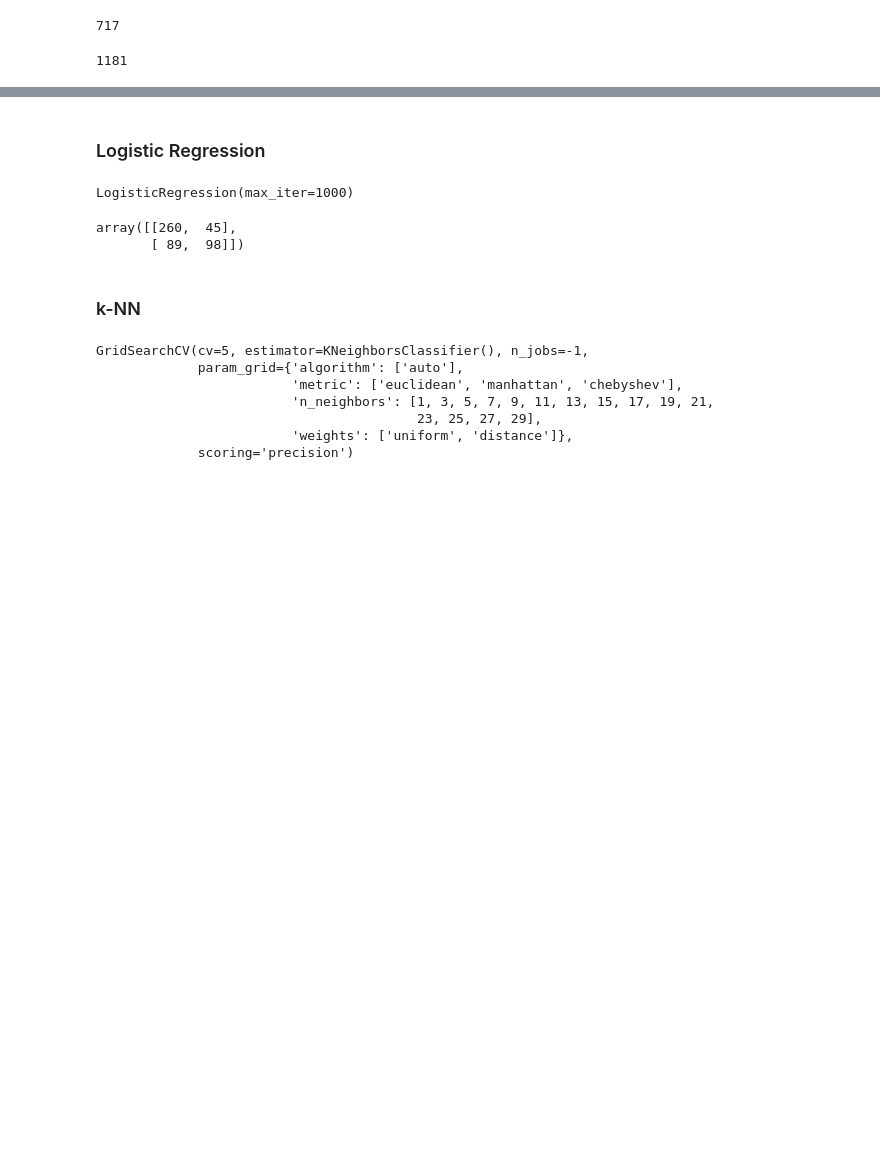
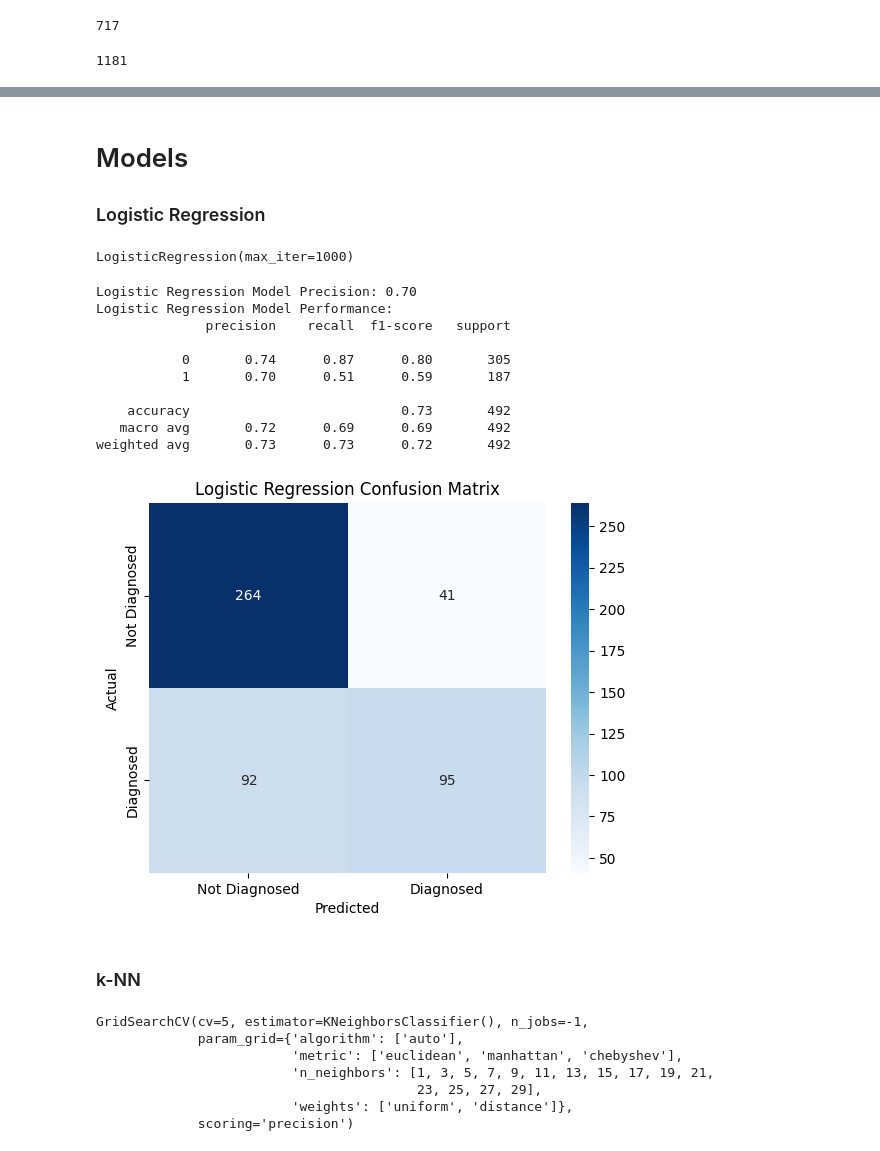
Before and after one commit to naomidb/dsc-capstone-proj2, a Jupyter notebook: DS_Capstone_Notebook_proj2.ipynb, the cells around one changed output, grey strips where cells are left out. Cells and saved outputs as stored; diff of their text form; code cells hidden in the pictures; blank space fills up the shorter version.

```diff
--- a/DS_Capstone_Notebook_proj2.ipynb
+++ b/DS_Capstone_Notebook_proj2.ipynb
@@ -122,26 +124,49 @@ scaler = StandardScaler()
 X_train_scaled = pd.DataFrame(scaler.fit_transform(X_train), columns=X_train.columns)
 X_test_scaled = pd.DataFrame(scaler.fit_transform(X_test), columns=X_test.columns)
 # %% [markdown]
+# Models
+
 ### Logistic Regression
 # %%
 # Instantiate the logistic regression model
 lr_model = LogisticRegression(max_iter=1000)
 
 # Train the model on the training set
-lr_model.fit(X_train_scaled, y_train)
+lr_model.fit(X_train, y_train)
 # %% [output]
 LogisticRegression(max_iter=1000)
 # %%
 # Predict probabilities and classes
-lr_y_pred_proba = lr_model.predict_proba(X_test_scaled)[:, 1]
-lr_y_pred = lr_model.predict(X_test_scaled)
+lr_y_pred_proba = lr_model.predict_proba(X_test)[:, 1]
+lr_y_pred = lr_model.predict(X_test)
 # %%
-# Confusion matrix
-lr_cm = confusion_matrix(y_test, lr_y_pred)
-lr_cm
+# Precision Test
+lr_precision = precision_score(y_test, lr_y_pred)
+print(f"Logistic Regression Model Precision: {lr_precision:.2f}")
+
+# Evaluate the model
+print("Logistic Regression Model Performance:")
+print(classification_report(y_test, lr_y_pred))
+
+# Confusion Matrix
+conf_matrix = confusion_matrix(y_test, lr_y_pred)
+sns.heatmap(conf_matrix, annot=True, fmt='d', cmap='Blues', xticklabels=['Not Diagnosed', 'Diagnosed'], yticklabels=['Not Diagnosed', 'Diagnosed'])
+plt.xlabel('Predicted')
+plt.ylabel('Actual')
+plt.title('Logistic Regression Confusion Matrix')
+plt.show()
 # %% [output]
-array([[260,  45],
-       [ 89,  98]])
+Logistic Regression Model Precision: 0.70
+Logistic Regression Model Performance:
+              precision    recall  f1-score   support
+
+           0       0.74      0.87      0.80       305
+           1       0.70      0.51      0.59       187
+
+    accuracy                           0.73       492
+   macro avg       0.72      0.69      0.69       492
+weighted avg       0.73      0.73      0.72       492
+[figure, added]
 # %% [markdown]
 ### k-NN
 # %%
```
Also changed, not shown: parts of 17 cells of this notebook.
